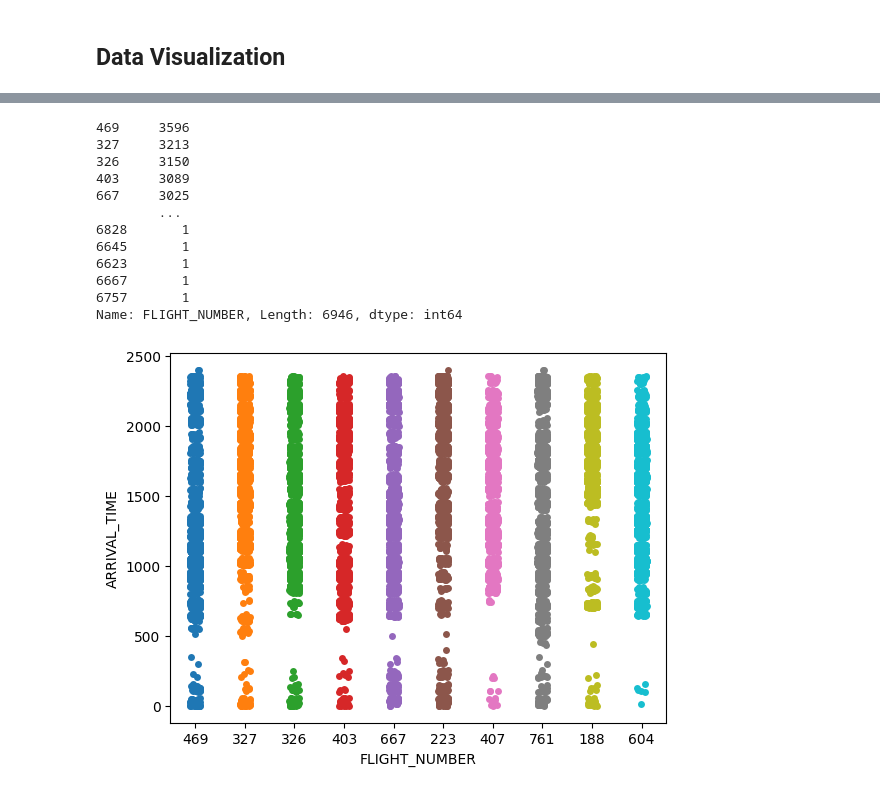
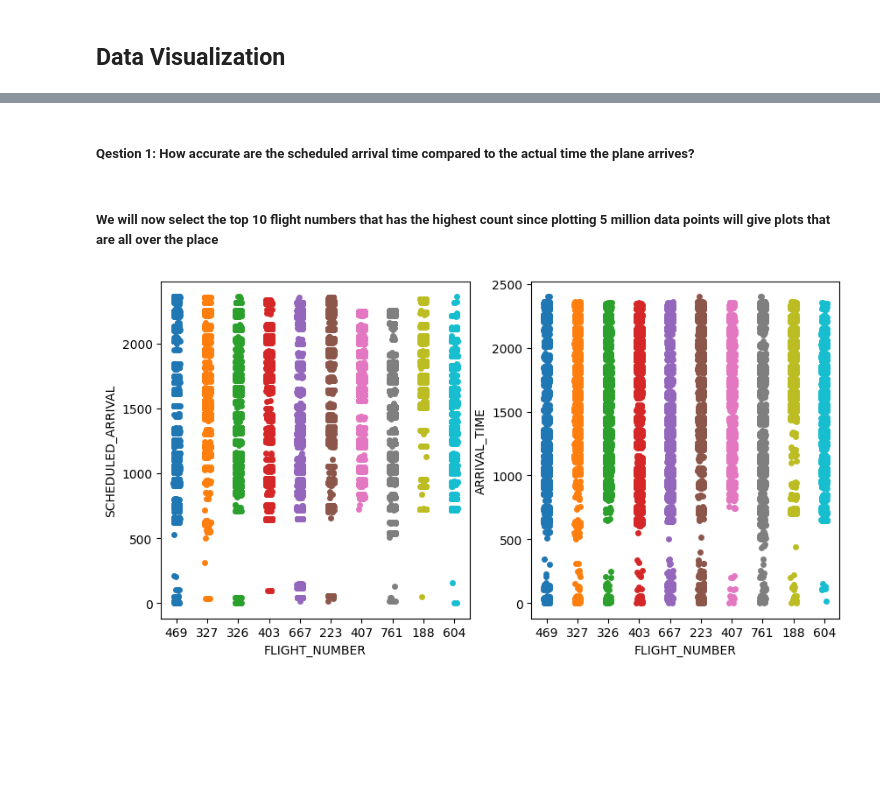
Before and after one commit to 3mkTawfik/DEProject2, a Jupyter notebook: DEProject2.ipynb, the cells around one changed output, grey strips where cells are left out. Saved outputs shown, nothing was run; the diff lists cells and outputs as text; code cells hidden in the pictures; blank space fills up the shorter version.

```diff
--- a/DEProject2.ipynb
+++ b/DEProject2.ipynb
@@ -40,5 +40,5 @@ df.rename(columns={'CITY_x': 'ORIGIN_CITY','AIRLINE_x':'AIRLINE','STATE_x':'ORIG
 # %%
-df["DATE"] = df['YEAR'].astype(str) +"-"+ df["MONTH"].astype(str) + "-" + df['DAY'].astype(str)
+df["DATE"] = df['YEAR'].astype(str) +"-"+ df["MONTH"].astype(str)
 # %%
 df['DATE'] = pd.to_datetime(df['DATE'])
 # %% [markdown]
@@ -241,15 +234,0 @@ plt.plot(df['TAXI_IN'])
-# %%
-df['FLIGHT_NUMBER'].value_counts()
-# %% [output]
-469     3596
-327     3213
-326     3150
-403     3089
-667     3025
-        ...
-6828       1
-6645       1
-6623       1
-6667       1
-6757       1
-Name: FLIGHT_NUMBER, Length: 6946, dtype: int64
@@ -258,9 +235,22 @@ df['FLIGHT_NUMBER'] = df['FLIGHT_NUMBER'].astype('object')
+# %% [markdown]
+<h5>Qestion 1: How accurate are the scheduled arrival time compared to the actual time the plane arrives? </h5>
+# %% [markdown]
+<h5> We will now select the top 10 flight numbers that has the highest count since plotting 5 million data points will give plots that are all over the place</h5>
 # %%
 top_10_Flights = df['FLIGHT_NUMBER'].value_counts()[:10].index.tolist()
 # %%
+fig, axs = plt.subplots(ncols=2)
+fig.set_figwidth(10)
+fig.set_figheight(5)
+
 for i in range(len(top_10_Flights)):
     flight = df['FLIGHT_NUMBER']== top_10_Flights[i]
     rows = df.loc[flight]
-    sns.stripplot(x='FLIGHT_NUMBER',y= 'ARRIVAL_TIME',data= rows)
+    sns.stripplot(x='FLIGHT_NUMBER', y='SCHEDULED_ARRIVAL', data=rows, ax=axs[0])
+
+for i in range(len(top_10_Flights)):
+    flight = df['FLIGHT_NUMBER']== top_10_Flights[i]
+    rows = df.loc[flight]
+    sns.stripplot(x='FLIGHT_NUMBER', y='ARRIVAL_TIME', data=rows, ax=axs[1])
 # %% [output]
-[figure, old version]
+[figure, new version]
```
Also changed, not shown: parts of 15 cells of this notebook, 2 other files.
